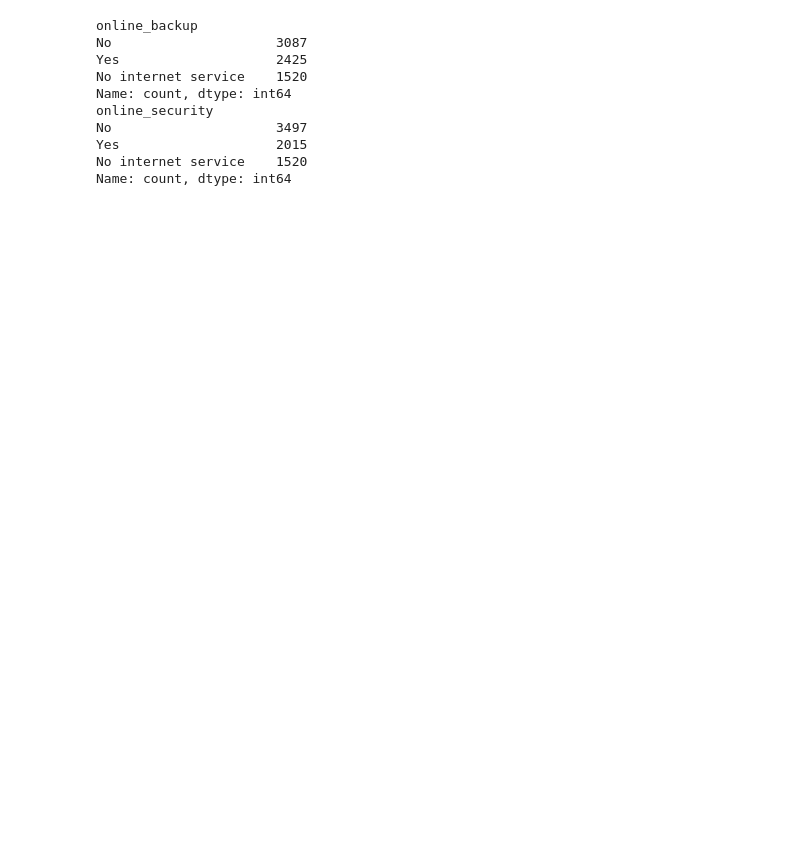
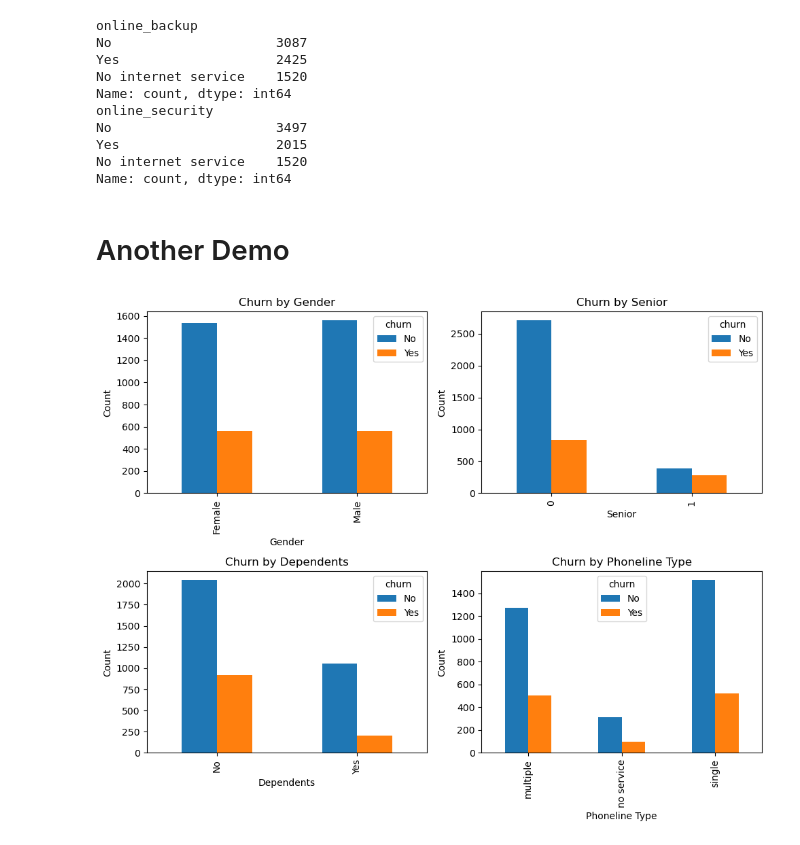
Before and after one commit to kelseyhangyu/classification-exercises, a Jupyter notebook: explore.ipynb, the cells around one changed output. Drawn from its saved outputs; the diff is of its cells as text; code cells hidden in the pictures; blank space fills up the shorter version.

```diff
--- a/explore.ipynb
+++ b/explore.ipynb
@@ -655,3 +777,42 @@ No                     3497
 Yes                    2015
 No internet service    1520
 Name: count, dtype: int64
+# %% [markdown]
+# Another Demo #
+# %%
+import matplotlib.pyplot as plt
+
+# Assuming you have already created the Series or DataFrames for each bar chart
+# gender, senior, depend, phoneline are assumed to be the Series/DataFrames for each case
+
+# Create subplots
+fig, axes = plt.subplots(nrows=2, ncols=2, figsize=(10, 8))
+
+# Plot each bar chart in its corresponding subplot
+gender.plot(kind='bar', ax=axes[0, 0])
+axes[0, 0].set_title('Churn by Gender')
+axes[0, 0].set_xlabel('Gender')
+axes[0, 0].set_ylabel('Count')
+
+senior.plot(kind='bar', ax=axes[0, 1])
+axes[0, 1].set_title('Churn by Senior')
+axes[0, 1].set_xlabel('Senior')
+axes[0, 1].set_ylabel('Count')
+
+depend.plot(kind='bar', ax=axes[1, 0])
+axes[1, 0].set_title('Churn by Dependents')
+axes[1, 0].set_xlabel('Dependents')
+axes[1, 0].set_ylabel('Count')
+
+phoneline.plot(kind='bar', ax=axes[1, 1])
+axes[1, 1].set_title('Churn by Phoneline Type')
+axes[1, 1].set_xlabel('Phoneline Type')
+axes[1, 1].set_ylabel('Count')
+
+# Adjust layout
+plt.tight_layout()
+
+# Show the plot
+plt.show()
+# %% [output]
+[figure, added]
```
Also changed, not shown: parts of 23 cells of this notebook.
